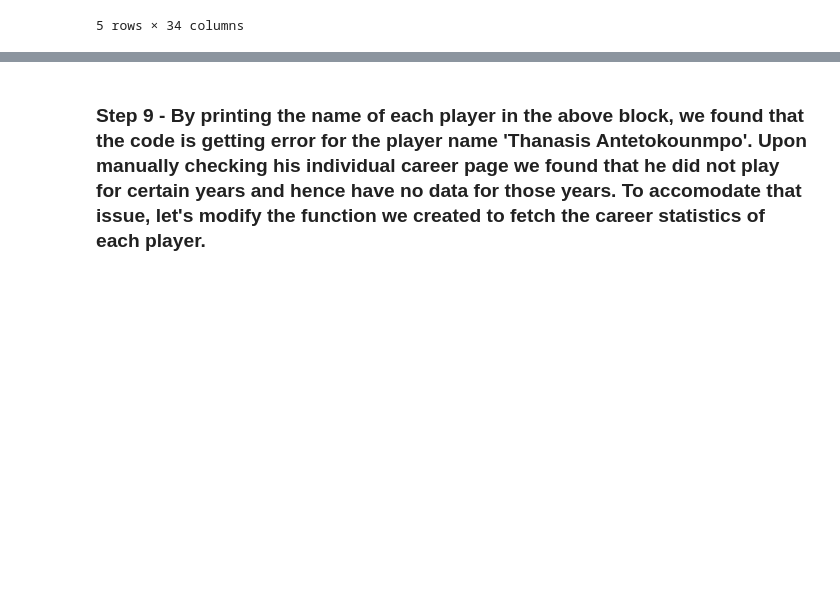
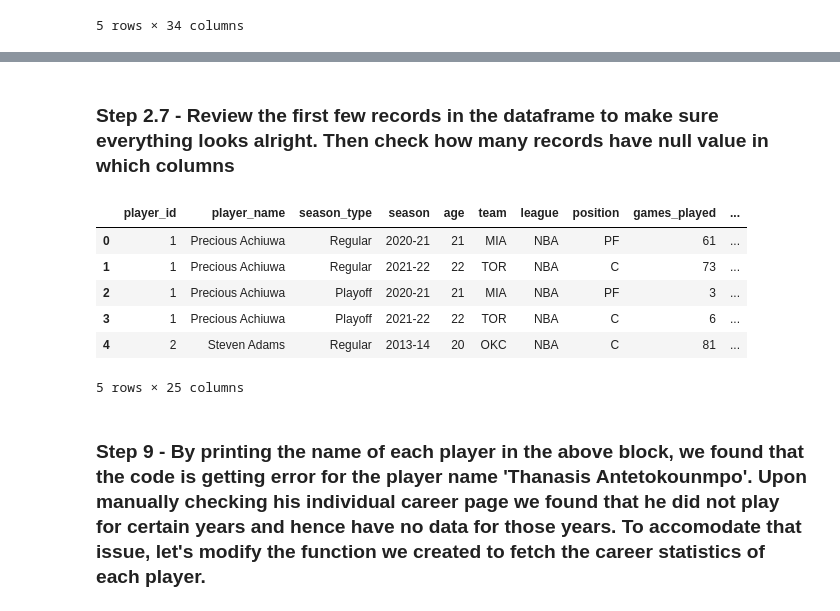
Before and after one commit to GoAshim/EDA, a Jupyter notebook: EDA_1_NBA_Player_Stats_for_Entire_Career.ipynb, the cells around one changed output, grey strips where cells are left out. Saved outputs shown, nothing was run; the diff lists cells and outputs as text; code cells hidden in the pictures; blank space fills up the shorter version.

```diff
--- a/EDA_1_NBA_Player_Stats_for_Entire_Career.ipynb
+++ b/EDA_1_NBA_Player_Stats_for_Entire_Career.ipynb
@@ -42,0 +103,16 @@ df1.head()
+# %%
+# We are going to remove the following derived columns, as we already have their underlying data
+# 'field_goals_per_game', 'field_goals_attempts_per_game', 'field_goal_percentage', '3points_percentage', '2points_percentage',
+# 'free_throw_percentage', 'total_rebound_per_game'
+
+# Method 1
+drop_cols = [11, 12, 13, 16, 19, 20, 23, 26]
+df1.drop(df1.columns[drop_cols], axis= 1, inplace= True)
+df1.columns
+
+# Method 2
+#drop_cols = ['field_goals_per_game', 'field_goals_attempts_per_game', 'field_goal_percentage', '3points_percentage', '2points_percentage', 'effective_field_goal_percentage', 'free_throw_percentage', 'total_rebound_per_game']
+#df1.drop(columns= drop_cols, inplace= True)
+#df1.columns
+
+# I prefer menthod 1 above because using the column index is easier than to use the column names, which can be long
@@ -42,0 +131,20 @@ df1.head()
+# %%
+# We call df1.info() to check if the existing columns of the dataframe we need to use for the calculation have the right datatype
+
+df1['minutes'] = df1['minutes_per_game'] * df1['games_played']
+df1['3points'] = df1['3points_per_game'] * df1['games_played']
+df1['3points_attempts'] = df1['3points_attempts_per_game'] * df1['games_played']
+df1['2points'] = df1['2points_per_game'] * df1['games_played']
+df1['2points_attempts'] = df1['2points_attempts_per_game'] * df1['games_played']
+df1['free_throws'] = df1['free_throw_per_game'] * df1['games_played']
+df1['free_throw_attempts'] = df1['free_throw_attempts_per_game'] * df1['games_played']
+df1['offensive_rebound'] = df1['offensive_rebound_per_game'] * df1['games_played']
+df1['defensive_rebound'] = df1['defensive_rebound_per_game'] * df1['games_played']
+df1['assists'] = df1['assists_per_game'] * df1['games_played']
+df1['steals'] = df1['steals_per_game'] * df1['games_played']
+df1['blocks'] = df1['blocks_per_game'] * df1['games_played']
+df1['turnovers'] = df1['turnover_per_game'] * df1['games_played']
+df1['fouls'] = df1['foul_per_game'] * df1['games_played']
+df1['points'] = df1['points_per_game'] * df1['games_played']
+
+df1.columns
@@ -42,0 +166,5 @@ df1.head()
+# %%
+# We use the method 1 we used earlier, here to drop from 10th column all the way upto the 25th column
+
+df1.drop(df1.columns[10:25], axis= 1, inplace= True)
+df1.columns
@@ -43,3 +179,17 @@ df1.head()
+# %% [markdown]
+### Step 2.7 - Review the first few records in the dataframe to make sure everything looks alright. Then check how many records have null value in which columns
+# %%
+#df1. info() # This shows there are 7637 records in the dataframe and 25 columns, and none of the columns have null / NaN value in any record
+
+df1.head()
+# %% [output]
+|  | player_id | player_name | season_type | season | age | team | league | position | games_played | ... |
+| 0 | 1 | Precious Achiuwa | Regular | 2020-21 | 21 | MIA | NBA | PF | 61 | ... |
+| 1 | 1 | Precious Achiuwa | Regular | 2021-22 | 22 | TOR | NBA | C | 73 | ... |
+| 2 | 1 | Precious Achiuwa | Playoff | 2020-21 | 21 | MIA | NBA | PF | 3 | ... |
+| 3 | 1 | Precious Achiuwa | Playoff | 2021-22 | 22 | TOR | NBA | C | 6 | ... |
+| 4 | 2 | Steven Adams | Regular | 2013-14 | 20 | OKC | NBA | C | 81 | ... |
+5 rows × 25 columns
 # %% [markdown]
 ### Step 9 - By printing the name of each player in the above block, we found that the code is getting error for the player name 'Thanasis Antetokounmpo'. Upon manually checking his individual career page we found that he did not play for certain years and hence have no data for those years. To accomodate that issue, let's modify the function we created to fetch the career statistics of each player.
 # %% [markdown]
```
Also changed, not shown: parts of 21 cells of this notebook.
